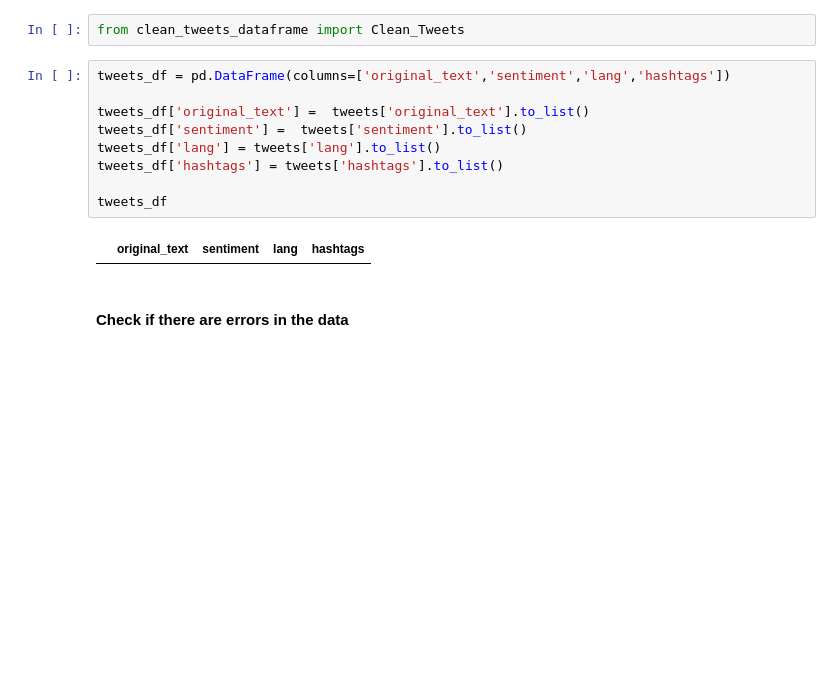
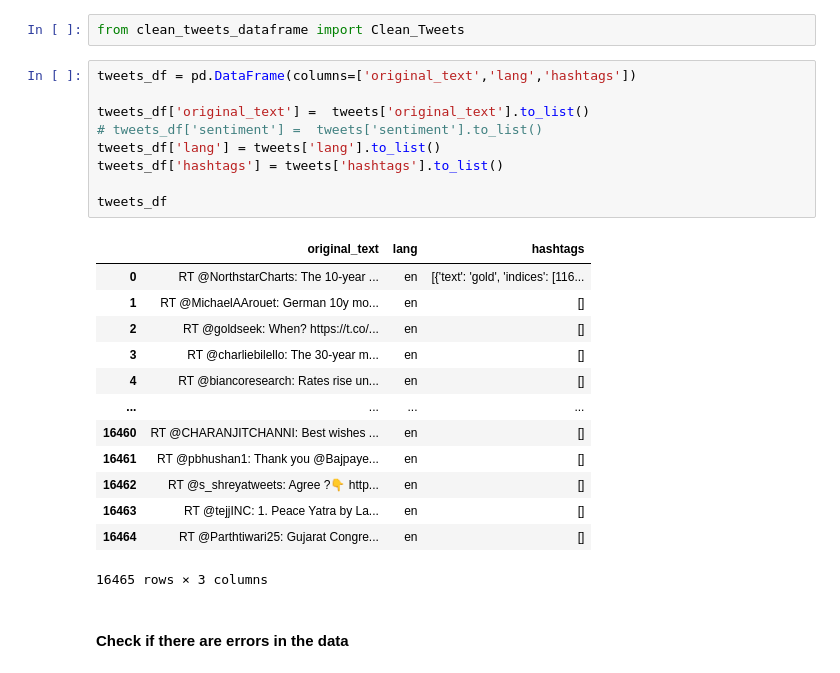
Before and after one commit to Abel-Blue/Twitter-Data-Analysis, a Jupyter notebook: Notebooks/EDA-Twitter.ipynb, the cells around one changed output. Drawn from its saved outputs; the diff is of its cells as text; blank space fills up the shorter version.

```diff
--- a/Notebooks/EDA-Twitter.ipynb
+++ b/Notebooks/EDA-Twitter.ipynb
@@ -94,16 +94,28 @@ sys.path.append(os.path.abspath(os.path.join('../fix_bug')))
 # %%
 from clean_tweets_dataframe import Clean_Tweets
 # %%
-tweets_df = pd.DataFrame(columns=['original_text','sentiment','lang','hashtags'])
+tweets_df = pd.DataFrame(columns=['original_text','lang','hashtags'])
 
 tweets_df['original_text'] =  tweets['original_text'].to_list()
-tweets_df['sentiment'] =  tweets['sentiment'].to_list()
+# tweets_df['sentiment'] =  tweets['sentiment'].to_list()
 tweets_df['lang'] = tweets['lang'].to_list()
 tweets_df['hashtags'] = tweets['hashtags'].to_list()
 
 tweets_df
 # %% [output]
-|  | original_text | sentiment | lang | hashtags |
+|  | original_text | lang | hashtags |
+| 0 | RT @NorthstarCharts: The 10-year ... | en | [{'text': 'gold', 'indices': [116... |
+| 1 | RT @MichaelAArouet: German 10y mo... | en | [] |
+| 2 | RT @goldseek: When? https://t.co/... | en | [] |
+| 3 | RT @charliebilello: The 30-year m... | en | [] |
+| 4 | RT @biancoresearch: Rates rise un... | en | [] |
+| ... | ... | ... | ... |
+| 16460 | RT @CHARANJITCHANNI: Best wishes ... | en | [] |
+| 16461 | RT @pbhushan1: Thank you @Bajpaye... | en | [] |
+| 16462 | RT @s_shreyatweets: Agree ?👇 http... | en | [] |
+| 16463 | RT @tejjINC: 1. Peace Yatra by La... | en | [] |
+| 16464 | RT @Parthtiwari25: Gujarat Congre... | en | [] |
+16465 rows × 3 columns
 # %% [markdown]
 #### Check if there are errors in the data
 # %%
```
